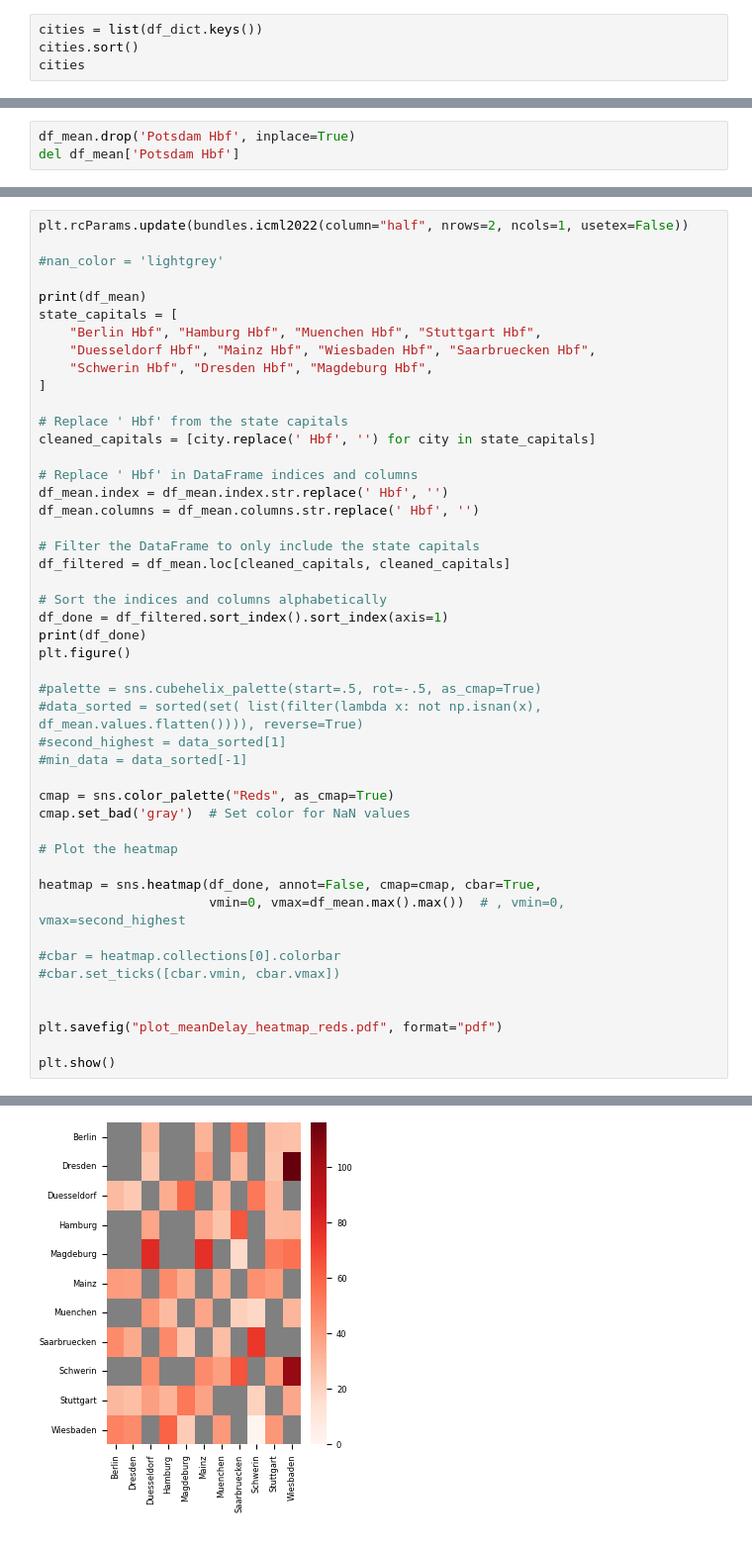
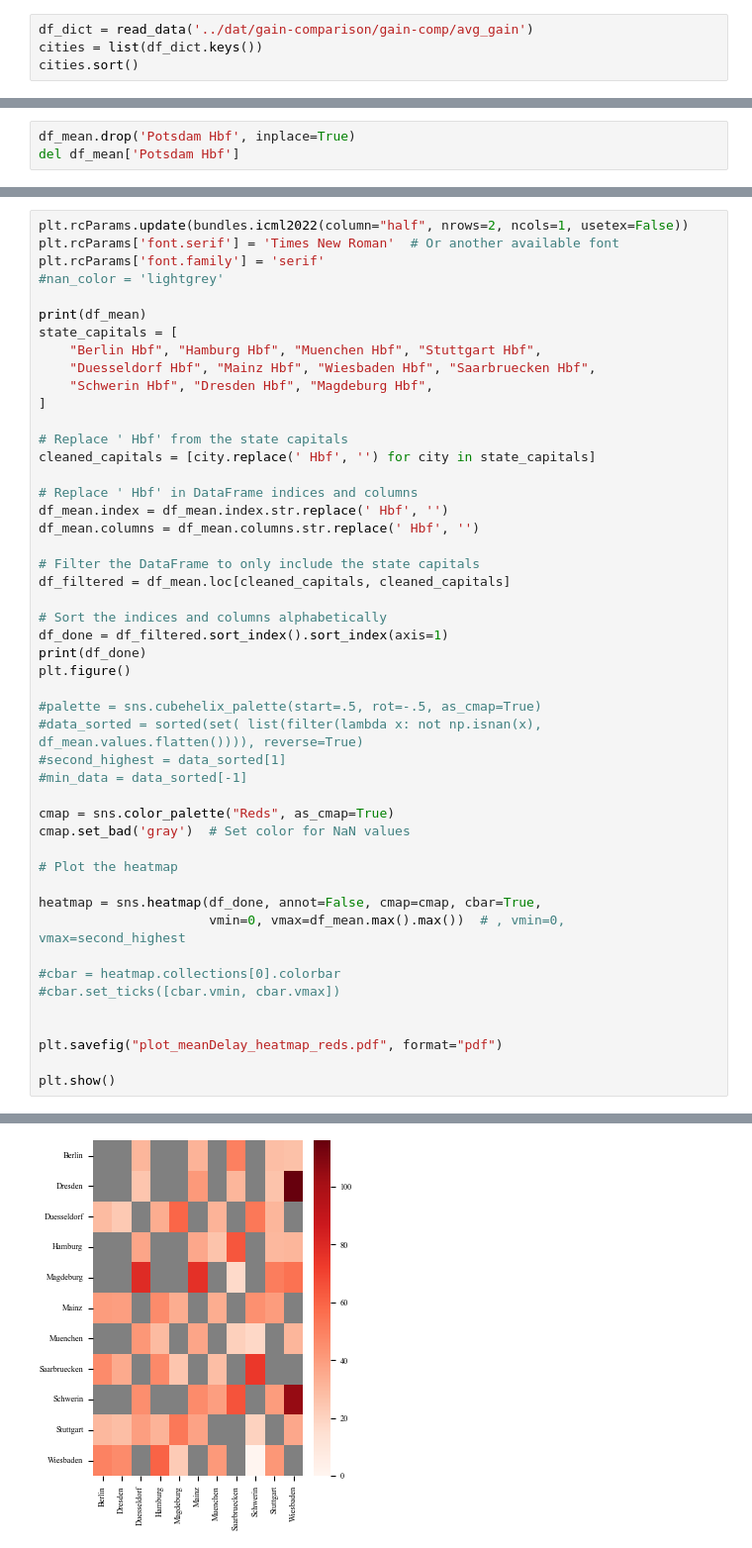
Before and after one commit to 17ex/DataLiteracy, a Jupyter notebook: fig/fig_meanDelays_heatmap.ipynb, the cells around one changed output, grey strips where cells are left out. Shown: that part at 99% size. Cells and saved outputs as stored; diff of their text form.

Commit message:
refactor plotting

```diff
--- a/fig/fig_meanDelays_heatmap.ipynb
+++ b/fig/fig_meanDelays_heatmap.ipynb
@@ -35,7 +41,7 @@ for filename in os.listdir(folder_path):
 
 #print(df_dict['Berlin Hbf'])
 # %%
+df_dict = read_data('../dat/gain-comparison/gain-comp/avg_gain')
 cities = list(df_dict.keys())
 cities.sort()
-cities
 # %% [output]
@@ -215,6 +224,7 @@ findfont: Generic family 'serif' not found because none of the following familie
 # %%
 plt.rcParams.update(bundles.icml2022(column="half", nrows=2, ncols=1, usetex=False))
-
+plt.rcParams['font.serif'] = 'Times New Roman'  # Or another available font
+plt.rcParams['font.family'] = 'serif'
 #nan_color = 'lightgrey'
 
 print(df_mean)
@@ -314 +290 @@ findfont: Generic family 'serif' not found because none of the following familie
-[figure, old version]
+[figure, new version]
```
Also changed, not shown: parts of 7 cells of this notebook, 3 other files.
